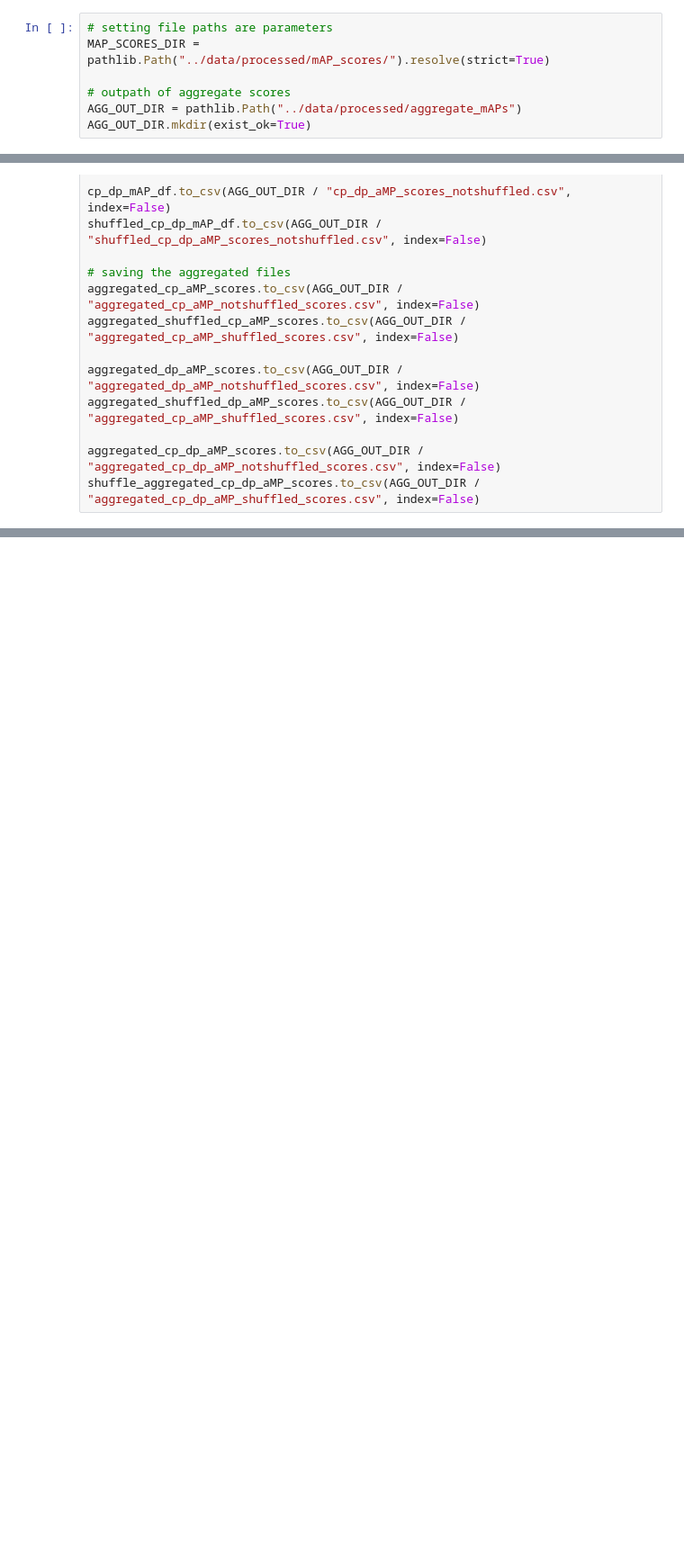
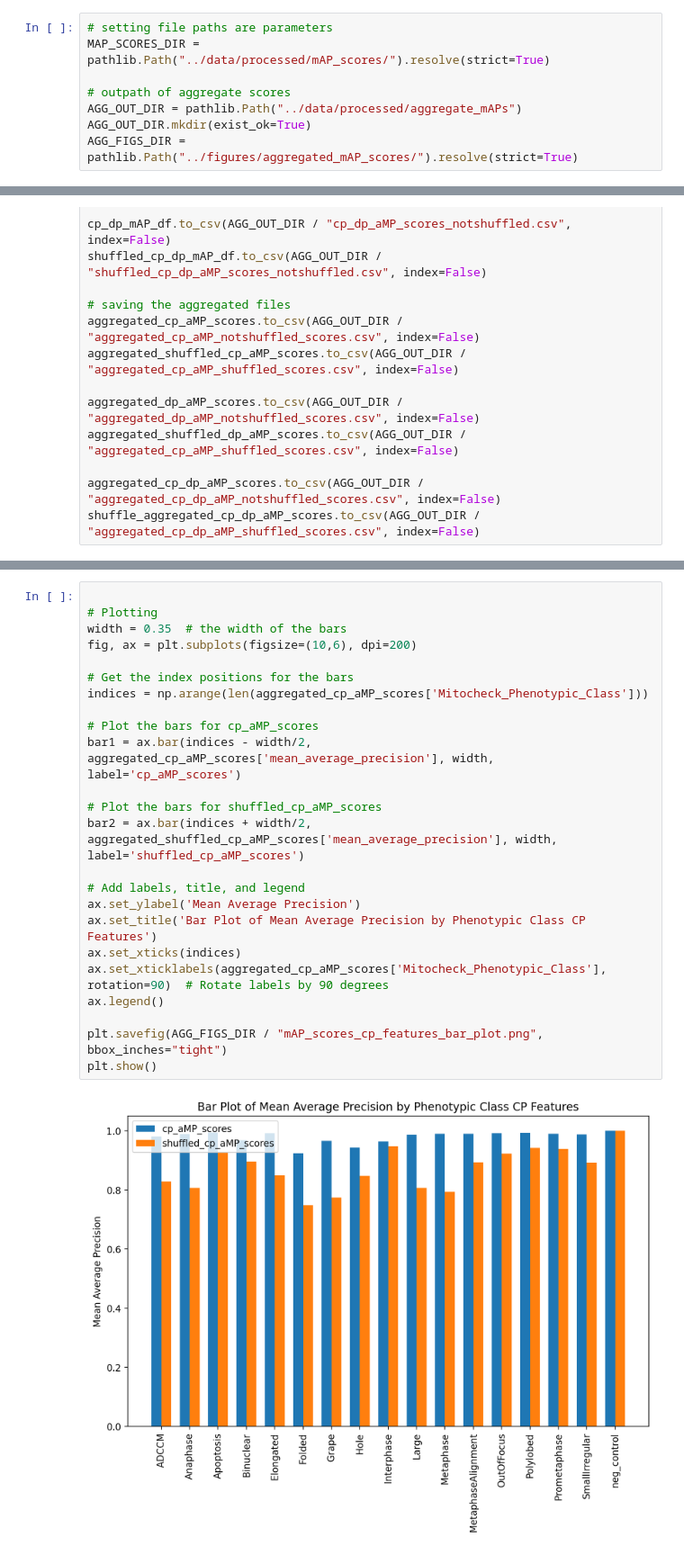
Before and after one commit to WayScience/Mitochcheck-MAP-analysis, a Jupyter notebook: notebooks/process_mAP_scores.ipynb, the cells around one changed output, grey strips where cells are left out. Shown at 90% size. Cells and saved outputs as stored; diff of their text form; blank space fills up the shorter version.

Commit message:
added plots

```diff
--- a/notebooks/process_mAP_scores.ipynb
+++ b/notebooks/process_mAP_scores.ipynb
@@ -10,6 +12,7 @@ MAP_SCORES_DIR = pathlib.Path("../data/processed/mAP_scores/").resolve(strict=Tr
 # outpath of aggregate scores
 AGG_OUT_DIR = pathlib.Path("../data/processed/aggregate_mAPs")
 AGG_OUT_DIR.mkdir(exist_ok=True)
+AGG_FIGS_DIR = pathlib.Path("../figures/aggregated_mAP_scores/").resolve(strict=True)
 # %%
 # separate file paths based on types of features used:
 all_mAP_score_path = list(MAP_SCORES_DIR.glob("*.csv"))
@@ -87,0 +101,26 @@ shuffle_aggregated_cp_dp_aMP_scores.to_csv(AGG_OUT_DIR / "aggregated_cp_dp_aMP_s
+# %%
+
+# Plotting
+width = 0.35  # the width of the bars
+fig, ax = plt.subplots(figsize=(10,6), dpi=200)
+
+# Get the index positions for the bars
+indices = np.arange(len(aggregated_cp_aMP_scores['Mitocheck_Phenotypic_Class']))
+
+# Plot the bars for cp_aMP_scores
+bar1 = ax.bar(indices - width/2, aggregated_cp_aMP_scores['mean_average_precision'], width, label='cp_aMP_scores')
+
+# Plot the bars for shuffled_cp_aMP_scores
+bar2 = ax.bar(indices + width/2, aggregated_shuffled_cp_aMP_scores['mean_average_precision'], width, label='shuffled_cp_aMP_scores')
+
+# Add labels, title, and legend
+ax.set_ylabel('Mean Average Precision')
+ax.set_title('Bar Plot of Mean Average Precision by Phenotypic Class CP Features')
+ax.set_xticks(indices)
+ax.set_xticklabels(aggregated_cp_aMP_scores['Mitocheck_Phenotypic_Class'], rotation=90)  # Rotate labels by 90 degrees
+ax.legend()
+
+plt.savefig(AGG_FIGS_DIR / "mAP_scores_cp_features_bar_plot.png", bbox_inches="tight")
+plt.show()
+# %% [output]
+[figure, added]
```
Also changed, not shown: parts of 4 cells of this notebook, 9 other files.
